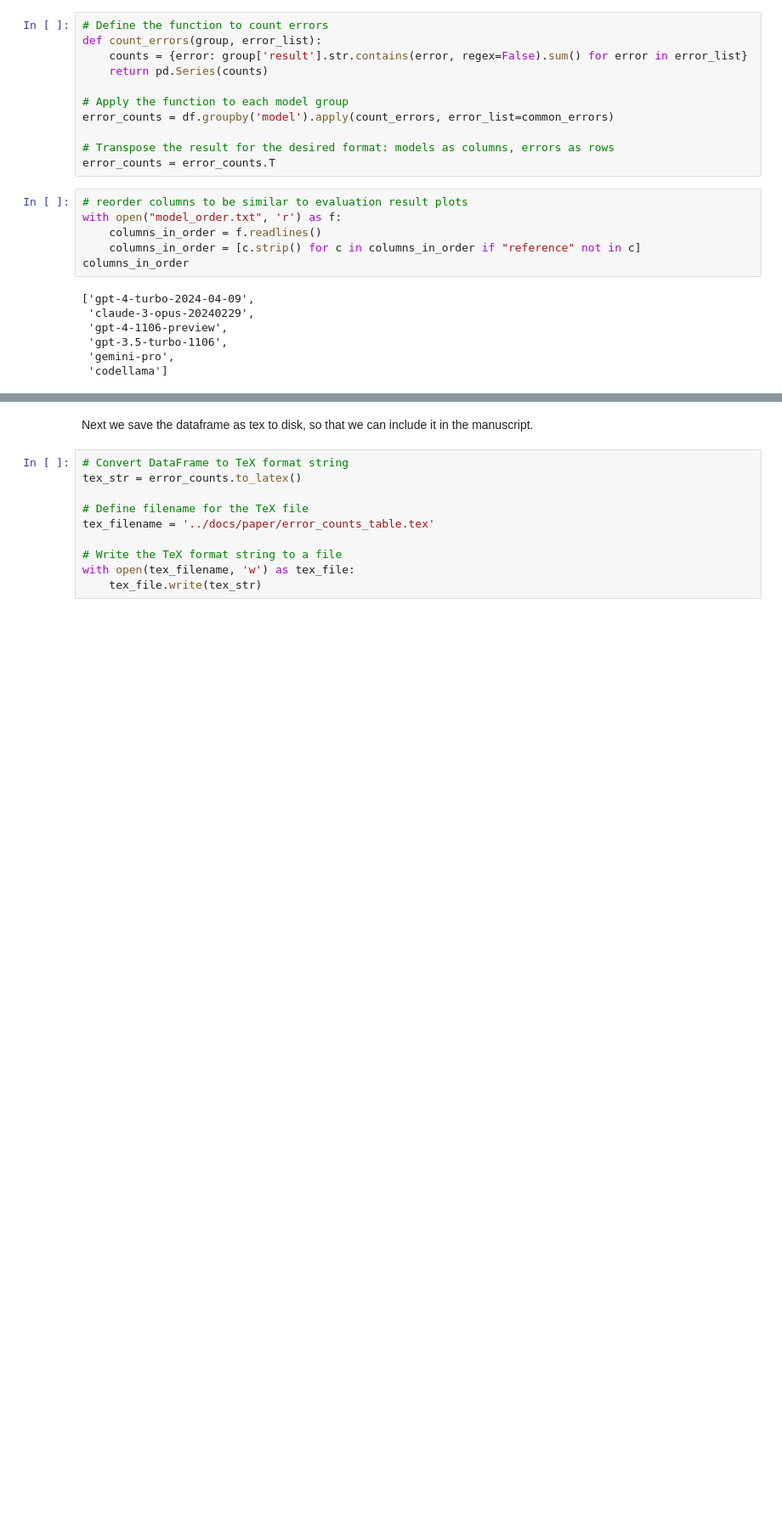
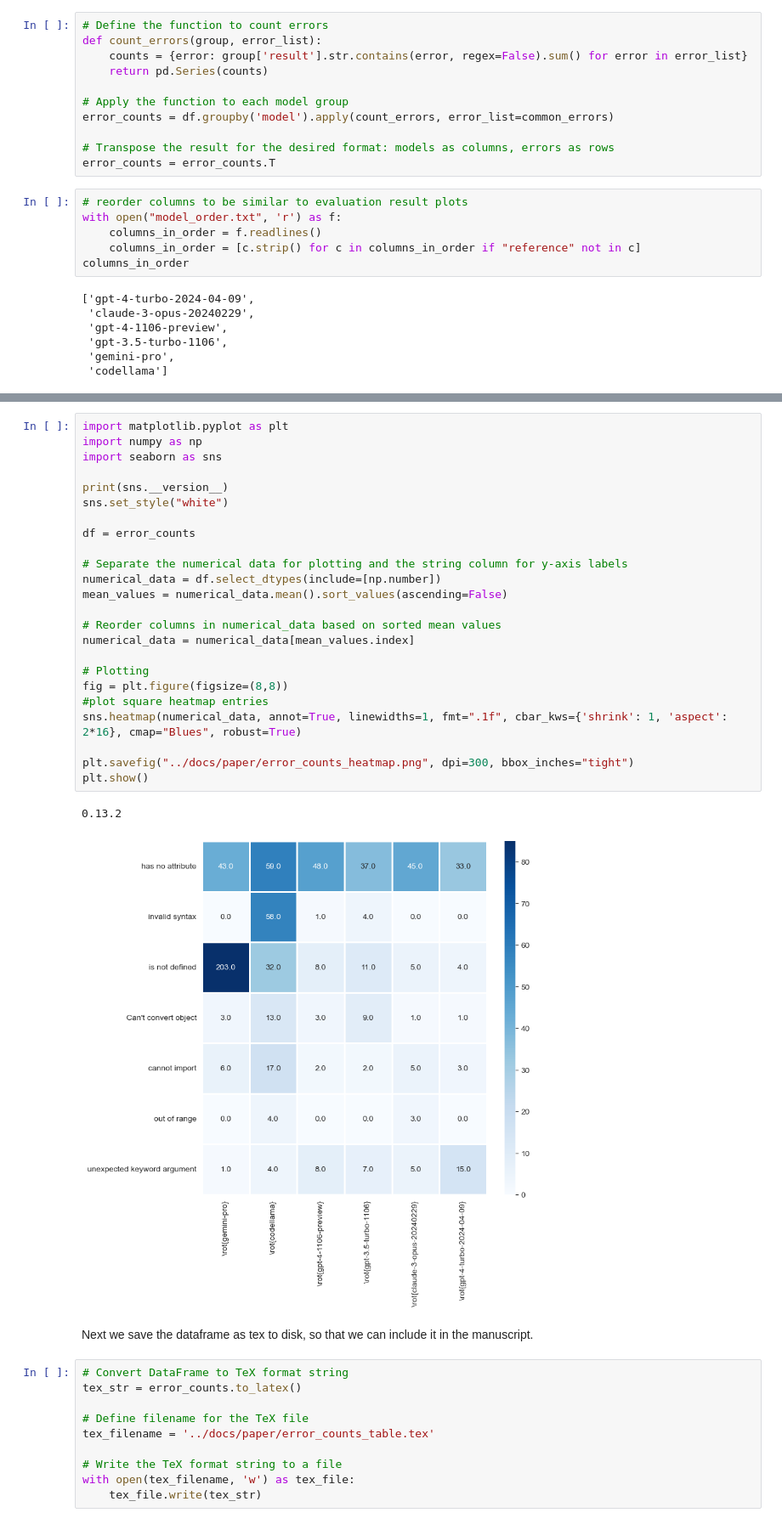
Before and after one commit to haesleinhuepf/human-eval-bia, a Jupyter notebook: demo/summarize_error_messages.ipynb, the cells around one changed output, grey strips where cells are left out. Shown: that part at 85% size. Saved outputs shown, nothing was run; the diff lists cells and outputs as text; blank space fills up the shorter version.

```diff
--- a/demo/summarize_error_messages.ipynb
+++ b/demo/summarize_error_messages.ipynb
@@ -109,6 +109,33 @@ error_counts
 | cannot import | 3 | 5 | 2 | 2 | ... |
 | out of range | 0 | 3 | 0 | 0 | ... |
 | unexpected keyword argument | 15 | 5 | 8 | 7 | ... |
+# %%
+import matplotlib.pyplot as plt
+import numpy as np
+import seaborn as sns
+
+print(sns.__version__)
+sns.set_style("white")
+
+df = error_counts
+
+# Separate the numerical data for plotting and the string column for y-axis labels
+numerical_data = df.select_dtypes(include=[np.number])
+mean_values = numerical_data.mean().sort_values(ascending=False)
+
+# Reorder columns in numerical_data based on sorted mean values
+numerical_data = numerical_data[mean_values.index]
+
+# Plotting
+fig = plt.figure(figsize=(8,8))
+#plot square heatmap entries
+sns.heatmap(numerical_data, annot=True, linewidths=1, fmt=".1f", cbar_kws={'shrink': 1, 'aspect': 2*16}, cmap="Blues", robust=True)
+
+plt.savefig("../docs/paper/error_counts_heatmap.png", dpi=300, bbox_inches="tight")
+plt.show()
+# %% [output]
+0.13.2
+[figure, added]
 # %% [markdown]
 Next we save the dataframe as tex to disk, so that we can include it in the manuscript.
 # %%
```
Also changed, not shown: parts of 2 cells of this notebook, 3 other files.
